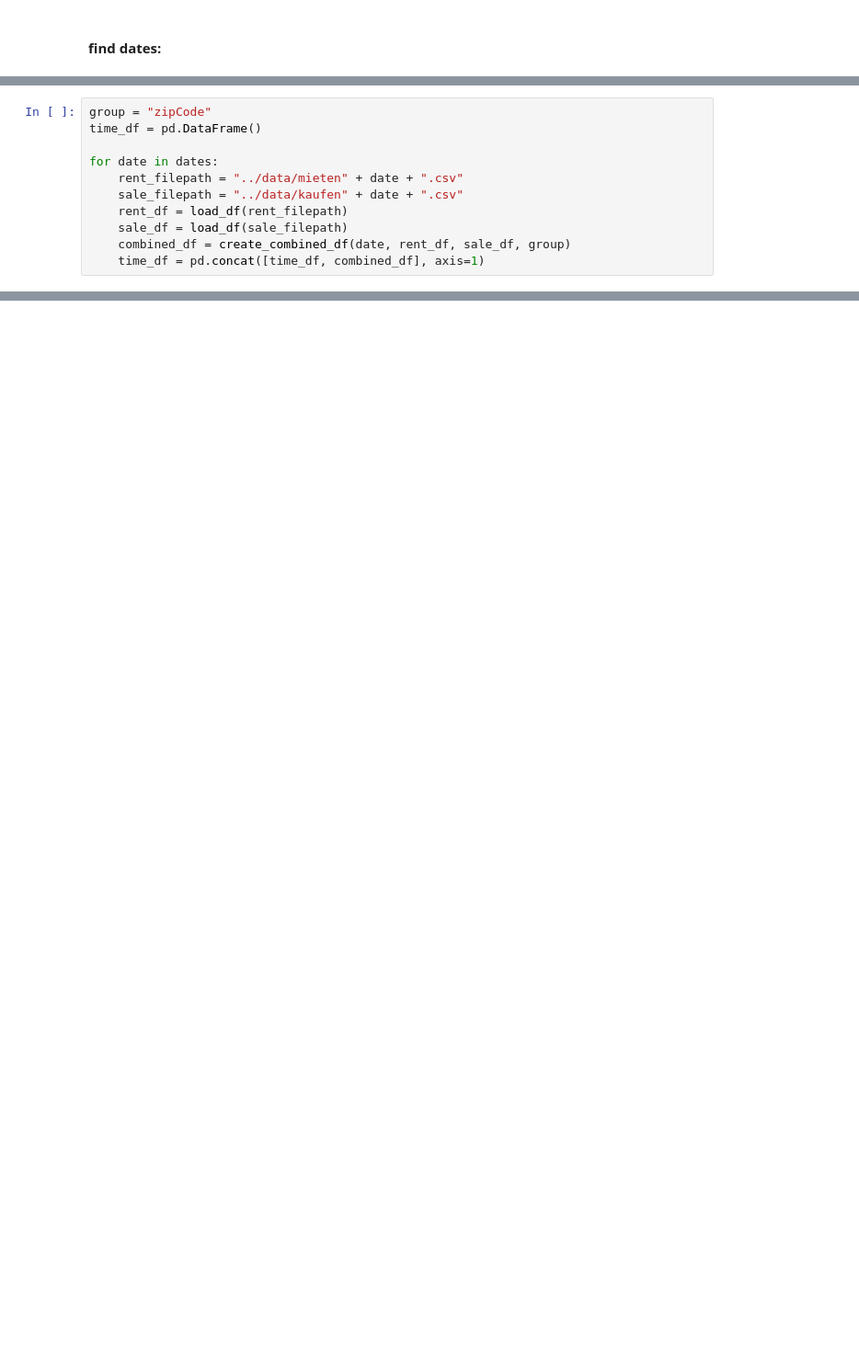
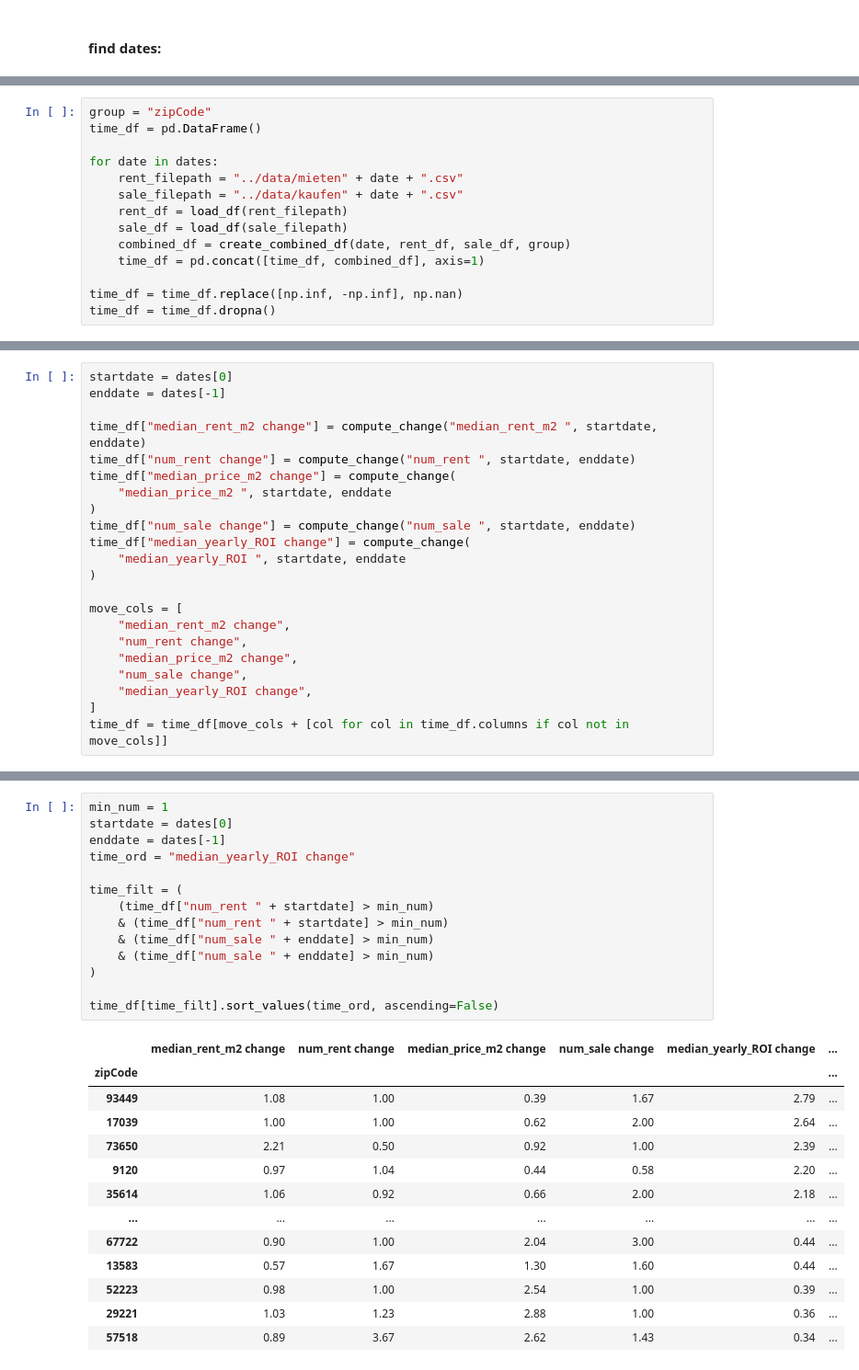
Before and after one commit to maxtue/ApartmentListings, a Jupyter notebook: data_analysis/time_series.ipynb, the cells around one changed output, grey strips where cells are left out. Shown at 92% size. Cells and saved outputs as stored; diff of their text form; blank space fills up the shorter version.

Commit message:
data pipeline for time serie working

```diff
--- a/data_analysis/time_series.ipynb
+++ b/data_analysis/time_series.ipynb
@@ -87,5 +89,8 @@ for date in dates:
     sale_df = load_df(sale_filepath)
     combined_df = create_combined_df(date, rent_df, sale_df, group)
     time_df = pd.concat([time_df, combined_df], axis=1)
+
+time_df = time_df.replace([np.inf, -np.inf], np.nan)
+time_df = time_df.dropna()
 # %% [output]
 [interactive output not drawn]
@@ -110,0 +99,22 @@ time_df
+# %%
+startdate = dates[0]
+enddate = dates[-1]
+
+time_df["median_rent_m2 change"] = compute_change("median_rent_m2 ", startdate, enddate)
+time_df["num_rent change"] = compute_change("num_rent ", startdate, enddate)
+time_df["median_price_m2 change"] = compute_change(
+    "median_price_m2 ", startdate, enddate
+)
+time_df["num_sale change"] = compute_change("num_sale ", startdate, enddate)
+time_df["median_yearly_ROI change"] = compute_change(
+    "median_yearly_ROI ", startdate, enddate
+)
+
+move_cols = [
+    "median_rent_m2 change",
+    "num_rent change",
+    "median_price_m2 change",
+    "num_sale change",
+    "median_yearly_ROI change",
+]
+time_df = time_df[move_cols + [col for col in time_df.columns if col not in move_cols]]
@@ -110,0 +125,28 @@ time_df
+# %%
+min_num = 1
+startdate = dates[0]
+enddate = dates[-1]
+time_ord = "median_yearly_ROI change"
+
+time_filt = (
+    (time_df["num_rent " + startdate] > min_num)
+    & (time_df["num_rent " + startdate] > min_num)
+    & (time_df["num_sale " + enddate] > min_num)
+    & (time_df["num_sale " + enddate] > min_num)
+)
+
+time_df[time_filt].sort_values(time_ord, ascending=False)
+# %% [output]
+|  | median_rent_m2 change | num_rent change | median_price_m2 change | num_sale change | median_yearly_ROI change | ... |
+| zipCode |  |  |  |  |  | ... |
+| 93449 | 1.08 | 1.00 | 0.39 | 1.67 | 2.79 | ... |
+| 17039 | 1.00 | 1.00 | 0.62 | 2.00 | 2.64 | ... |
+| 73650 | 2.21 | 0.50 | 0.92 | 1.00 | 2.39 | ... |
+| 9120 | 0.97 | 1.04 | 0.44 | 0.58 | 2.20 | ... |
+| 35614 | 1.06 | 0.92 | 0.66 | 2.00 | 2.18 | ... |
+| ... | ... | ... | ... | ... | ... | ... |
+| 67722 | 0.90 | 1.00 | 2.04 | 3.00 | 0.44 | ... |
+| 13583 | 0.57 | 1.67 | 1.30 | 1.60 | 0.44 | ... |
+| 52223 | 0.98 | 1.00 | 2.54 | 1.00 | 0.39 | ... |
+| 29221 | 1.03 | 1.23 | 2.88 | 1.00 | 0.36 | ... |
+| 57518 | 0.89 | 3.67 | 2.62 | 1.43 | 0.34 | ... |
```
Also changed, not shown: parts of 12 cells of this notebook.
